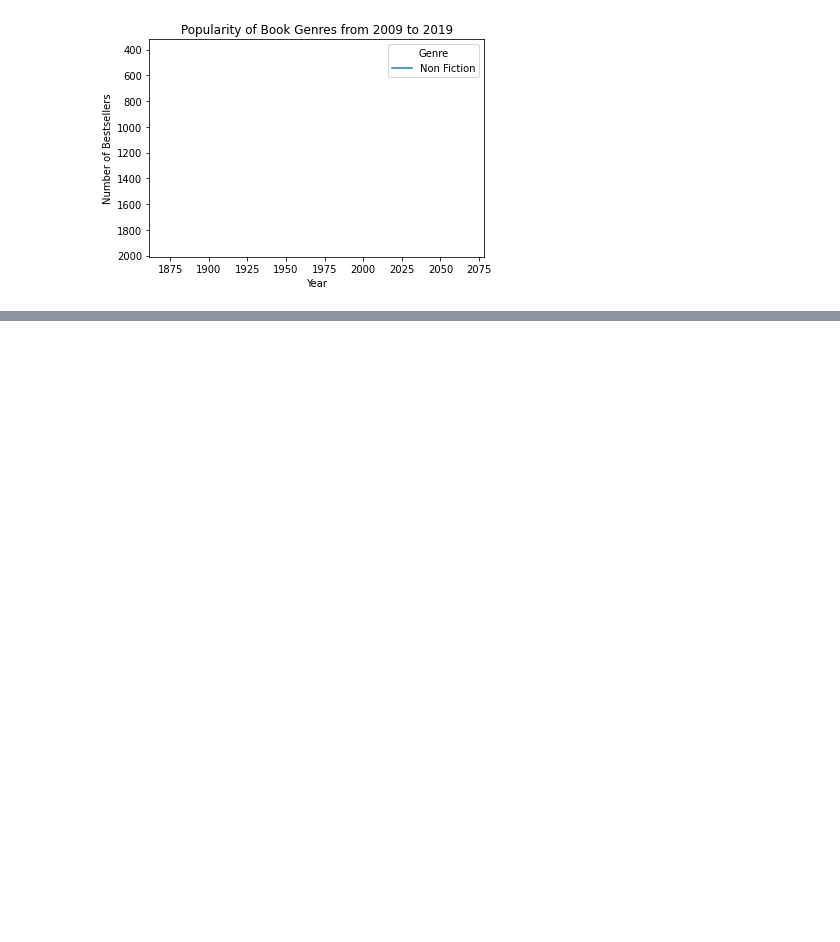
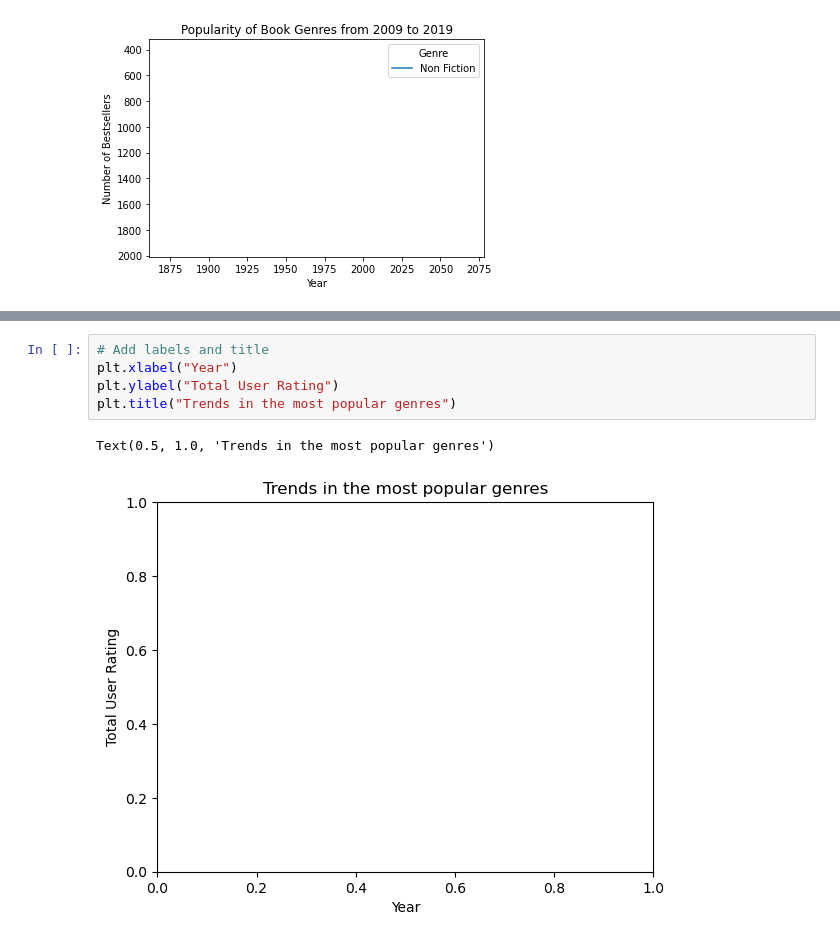
Before and after one commit to kkmimms/Amazon-Top-50-Bestselling-Books-from-2009-2019, a Jupyter notebook: Amazon-Bestsellers/Code Louisville Final Project.ipynb, the cells around one changed output, grey strips where cells are left out. Cells and saved outputs as stored; diff of their text form; blank space fills up the shorter version.

```diff
--- a/Amazon-Bestsellers/Code Louisville Final Project.ipynb
+++ b/Amazon-Bestsellers/Code Louisville Final Project.ipynb
@@ -229,0 +255,8 @@ plt.show()
+# %%
+# Add labels and title
+plt.xlabel("Year")
+plt.ylabel("Total User Rating")
+plt.title("Trends in the most popular genres")
+# %% [output]
+Text(0.5, 1.0, 'Trends in the most popular genres')
+[figure, added]
```
Also changed, not shown: parts of 8 cells of this notebook.
